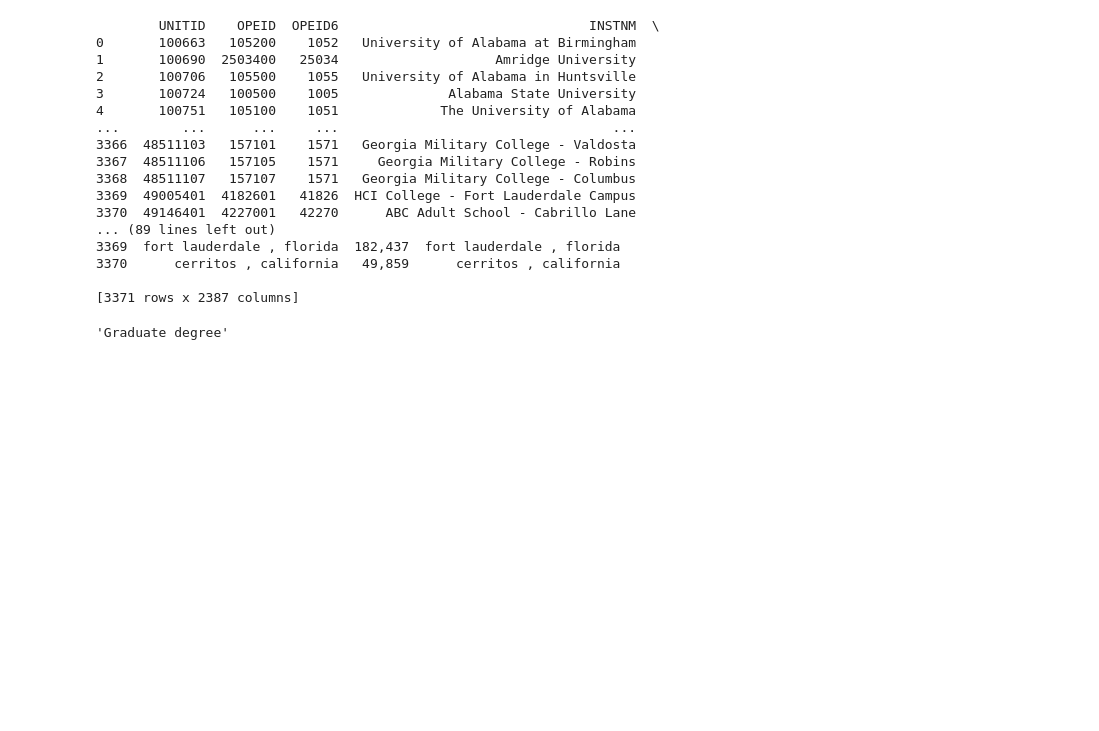
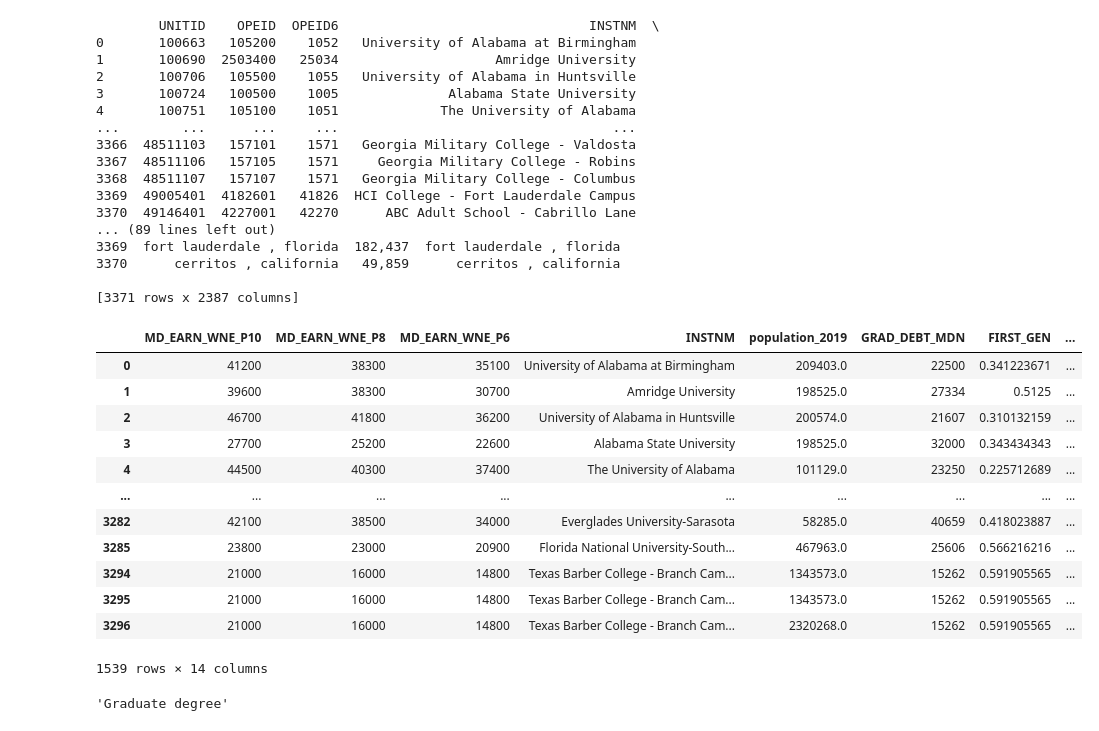
Before and after one commit to ibukunlola/SS154-Final-Project, a Jupyter notebook: datacleaning.ipynb, the cells around one changed output. Cells and saved outputs as stored; diff of their text form; code cells hidden in the pictures; blank space fills up the shorter version.

Commit message:
update_data

```diff
--- a/datacleaning.ipynb
+++ b/datacleaning.ipynb
@@ -120,9 +120,10 @@ new_df = new_df.sort_values(by=['missing_count']).reset_index()
 # %%
 columns_of_interest = "INSTNM,HIGHDEG, REGION, ANNHI, PBI, TRIBAL, HSI, MENONLY, WOMENONLY, ADM_RATE, SATVRMID, SATMTMID, SATWRMID, ACTENMID, SAT_AVG, UGDS_BLACK, UGDS_WHITE, UGDS_HISP, UGDS_ASIAN, UGDS_AIAN, UGDS_NHPI, UGDS_2MOR, UGDS_NRA, UG_NRA, PPTUG_EF, NPT4_PUB, NPT4_PROG, NUM4_PUB, NUM4_PRIV, NUM4_PROG, COSTT4_A, TUITIONFEE_IN, TUITIONFEE_OUT, AVGFACSAL, PFTFAC, PCTPELL, C150_4, C150_L4, PFTFTUG1_EF, D150_4, INC_PCT_LO, DEP_STAT_PCT_IND, IND_INC_PCT_LO, DEP_INC_PCT_LO, PAR_ED_PCT_1STGEN, INC_PCT_M1, INC_PCT_M2, INC_PCT_H1, INC_PCT_H2, IND_INC_PCT_H2, PAR_ED_PCT_MS, PAR_ED_PCT_HS, PAR_ED_PCT_PS, DEP_INC_AVG, IND_INC_AVG, LO_INC_YR4_N, HI_INC_YR4_N, DEP_YR4_N,IND_YR4_N, LOAN_YR4_N, NOLOAN_YR4_N, FIRSTGEN_YR4_N, DEBT_MDN, GRAD_DEBT_MDN, WDRAW_DEBT_MDN, LO_INC_DEBT_MDN, MD_INC_DEBT_MDN, HI_INC_DEBT_MDN, HI_INC_DEBT_MDN, IND_DEBT_MDN, PELL_DEBT_MDN, FEMALE_DEBT_MDN, MALE_DEBT_MDN, NOTFIRSTGEN_DEBT_MDN, FIRSTGEN_DEBT_MDN, INC_N, DEP_INC_N, PAR_ED_N, PELL_EVER, AGE_ENTRY, AGE_ENTRY_SQ, AGEGE24, FEMALE, MARRIED, VETERAN, DEPENDENT, FIRST_GEN, FAMINC, MD_FAMINC, FAMINC_IND, LNFAMINC, LNFAMINC_IND, PCT_WHITE, PCT_BLACK, PCT_ASIAN, PCT_BA, PCT_GRAD_PROF, PCT_BORN_US, MEDIAN_HH_INC, POVERTY_RATE, UNEMP_RATE, LN_MEDIAN_HH_INC, MD_EARN_WNE_P10, COUNT_NWNE_P10, MN_EARN_WNE_P10, MD_EARN_WNE_P10, COUNT_WNE_INDEP1_P10, COUNT_WNE_MALE0_P10, DEBT_MDN_SUPP, CONTROL, CCBASIC, 2019,CCSIZSET,SCHTYPE"
 # %%
-k= ["MD_EARN_WNE_P10", "MD_EARN_WNE_P8", "MD_EARN_WNE_P6", "INSTNM", "2019", "GRAD_DEBT_MDN","FIRST_GEN","MARRIED","ADM_RATE","SAT_AVG","POVERTY_RATE","Geographic Area","LN_MEDIAN_HH_INC"]
+keep= ["MD_EARN_WNE_P10", "MD_EARN_WNE_P8", "MD_EARN_WNE_P6", "INSTNM", "2019", "GRAD_DEBT_MDN","FIRST_GEN","MARRIED","ADM_RATE","SAT_AVG","POVERTY_RATE","Geographic Area","LN_MEDIAN_HH_INC"]
+leave = ["MD_EARN_WNE_P10", "MD_EARN_WNE_P8", "MD_EARN_WNE_P6", "INSTNM", "population_2019", "GRAD_DEBT_MDN","FIRST_GEN","MARRIED","POVERTY_RATE","Geographic Area","LN_MEDIAN_HH_INC"]
 # %%
-raw_data = matches.copy()[k]
+raw_data = matches.copy()[keep]
 # %%
 raw_data.rename({'2019': 'population_2019'}, axis=1, inplace=True)
 raw_data = raw_data.replace('PrivacySuppressed', np.nan)
@@ -129,7 +132,23 @@ raw_data = raw_data.replace('PrivacySuppressed', np.nan)
 # %%
-clean_data = raw_data.dropna()
+clean_data = raw_data.dropna(subset=leave)
 # %%
 clean_data["population_2019"] = clean_data["population_2019"].str.replace(',', '').astype(float)
+# %%
+clean_data
+# %% [output]
+|  | MD_EARN_WNE_P10 | MD_EARN_WNE_P8 | MD_EARN_WNE_P6 | INSTNM | population_2019 | GRAD_DEBT_MDN | FIRST_GEN | ... |
+| 0 | 41200 | 38300 | 35100 | University of Alabama at Birmingham | 209403.0 | 22500 | 0.341223671 | ... |
+| 1 | 39600 | 38300 | 30700 | Amridge University | 198525.0 | 27334 | 0.5125 | ... |
+| 2 | 46700 | 41800 | 36200 | University of Alabama in Huntsville | 200574.0 | 21607 | 0.310132159 | ... |
+| 3 | 27700 | 25200 | 22600 | Alabama State University | 198525.0 | 32000 | 0.343434343 | ... |
+| 4 | 44500 | 40300 | 37400 | The University of Alabama | 101129.0 | 23250 | 0.225712689 | ... |
+| ... | ... | ... | ... | ... | ... | ... | ... | ... |
+| 3282 | 42100 | 38500 | 34000 | Everglades University-Sarasota | 58285.0 | 40659 | 0.418023887 | ... |
+| 3285 | 23800 | 23000 | 20900 | Florida National University-South... | 467963.0 | 25606 | 0.566216216 | ... |
+| 3294 | 21000 | 16000 | 14800 | Texas Barber College - Branch Cam... | 1343573.0 | 15262 | 0.591905565 | ... |
+| 3295 | 21000 | 16000 | 14800 | Texas Barber College - Branch Cam... | 1343573.0 | 15262 | 0.591905565 | ... |
+| 3296 | 21000 | 16000 | 14800 | Texas Barber College - Branch Cam... | 2320268.0 | 15262 | 0.591905565 | ... |
+1539 rows × 14 columns
 # %%
 clean_data.to_csv("clean_data.csv")
 # %%
```
Also changed, not shown: parts of 1 cell of this notebook, 2 other files.
